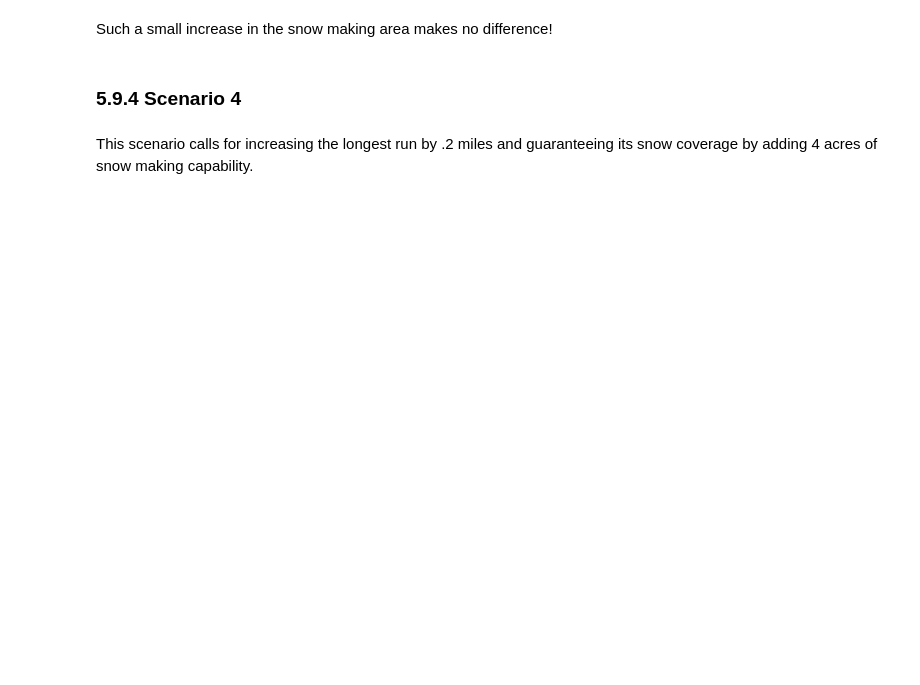
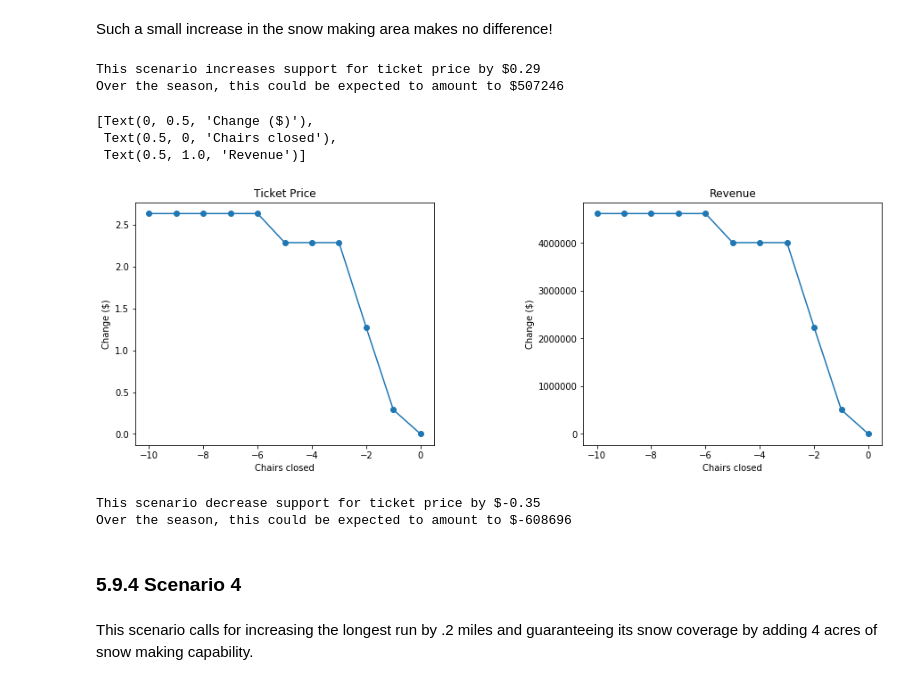
Before and after one commit to NSamermit/DataScienceGuidedCapstone, a Jupyter notebook: Notebooks/05_modeling.ipynb, the cells around one changed output. Cells and saved outputs as stored; diff of their text form; code cells hidden in the pictures; blank space fills up the shorter version.

Commit message:
Slide deck pdf and further price/revenue analysis in .05 notebook

```diff
--- a/Notebooks/05_modeling.ipynb
+++ b/Notebooks/05_modeling.ipynb
@@ -465,10 +468,37 @@ Such a small increase in the snow making area makes no difference!
 #My own scenario - not included in the default notebook
 #My business statement said the addition of chairs could yield in a price increase
 #it does, by 29 cents.
-ticket4_increase = predict_increase(['total_chairs'], [1,2,1])
+ticket4_increase = predict_increase(['total_chairs'], [1])
 revenue4_increase = 5 * expected_visitors * ticket4_increase
 print(f'This scenario increases support for ticket price by ${ticket4_increase:.2f}')
 print(f'Over the season, this could be expected to amount to ${revenue4_increase:.0f}')
+# %% [output]
+This scenario increases support for ticket price by $0.29
+Over the season, this could be expected to amount to $507246
+# %%
+#What if we reduced chairs? At which point will revenue be affected?
+chairs_closed = [-1 * chairs for chairs in chairs_delta] #first graph
+fig, ax = plt.subplots(1, 2, figsize = (15,5))
+fig.subplots_adjust(wspace=.5)
+ax[0].plot(chairs_closed, more_chairs_price_deltas, 'o-')
+ax[0].set(xlabel='Chairs closed', ylabel='Change ($)', title='Ticket Price')
+
+new_rev = [5 * expected_visitors * price for price in more_chairs_price_deltas] #graph 2
+ax[1].plot(chairs_closed, new_rev, 'o-')
+ax[1].set(xlabel='Chairs closed', ylabel = 'Change ($)', title='Revenue')
+# %% [output]
+[Text(0, 0.5, 'Change ($)'),
+ Text(0.5, 0, 'Chairs closed'),
+ Text(0.5, 1.0, 'Revenue')]
+[figure, added]
+# %%
+ticket5_increase = predict_increase(['total_chairs'], [-2])
+revenue4_increase = 5 * expected_visitors * ticket5_increase
+print(f'This scenario decrease support for ticket price by ${ticket5_increase:.2f}')
+print(f'Over the season, this could be expected to amount to ${revenue4_increase:.0f}')
+# %% [output]
+This scenario decrease support for ticket price by $-0.35
+Over the season, this could be expected to amount to $-608696
 # %% [markdown]
 ### 5.9.4 Scenario 4<a id='5.9.4_Scenario_4'></a>
 # %% [markdown]
```
Also changed, not shown: parts of 2 cells of this notebook, 1 other file.
